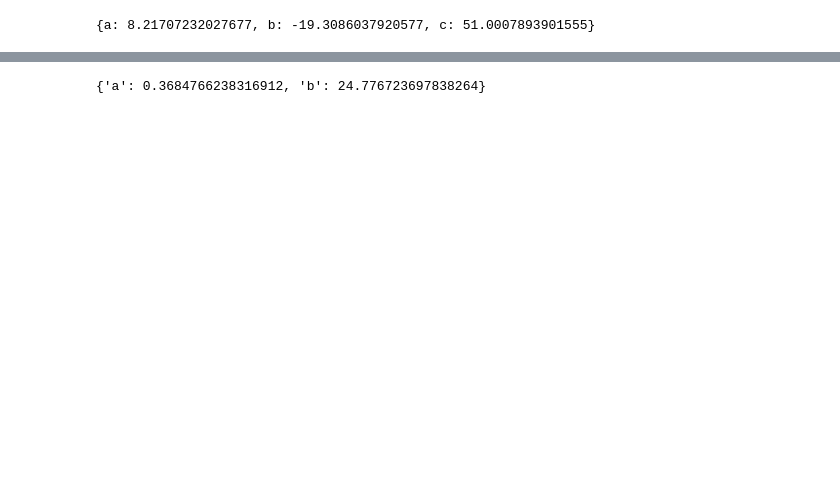
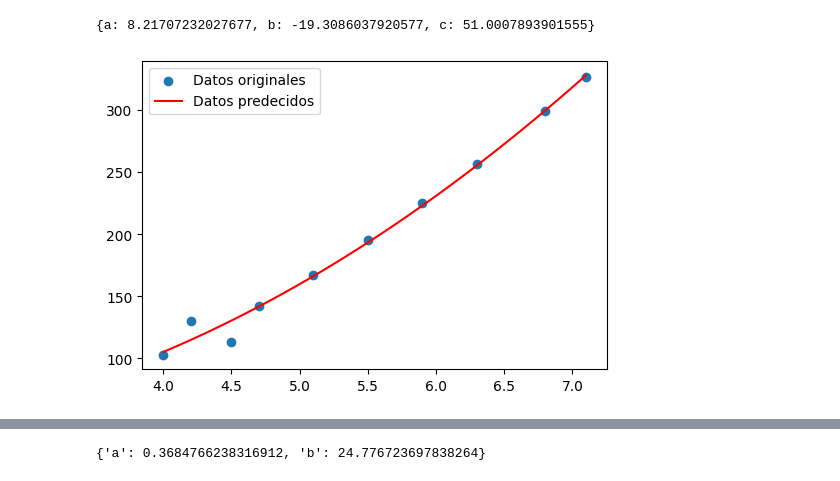
Before and after one commit to enriqueperez21/Universidad, a Jupyter notebook: MetodosN/bimestre2/tarea08/tarea08.ipynb, the cells around one changed output, grey strips where cells are left out. Drawn from its saved outputs; the diff is of its cells as text; code cells hidden in the pictures; blank space fills up the shorter version.

```diff
--- a/MetodosN/bimestre2/tarea08/tarea08.ipynb
+++ b/MetodosN/bimestre2/tarea08/tarea08.ipynb
@@ -40,8 +31,14 @@ solution_grado2
 # %%
 #B
-solution_grado3 = funciones.grado3(df1)
-solution_grado3
+solution_grado3, my_function = funciones.grado3(x, y)
+print(f'{solution_grado3}')
 # %% [output]
 {a: 8.21707232027677, b: -19.3086037920577, c: 51.0007893901555}
+# %%
+y_pred = my_function(x_pred)
+funciones.plot_points_line(x, y , x_pred, y_pred)
+del y_pred, my_function
+# %% [output]
+[figure, added]
 # %%
 #C
```
Also changed, not shown: parts of 31 cells of this notebook, 1 other file.
